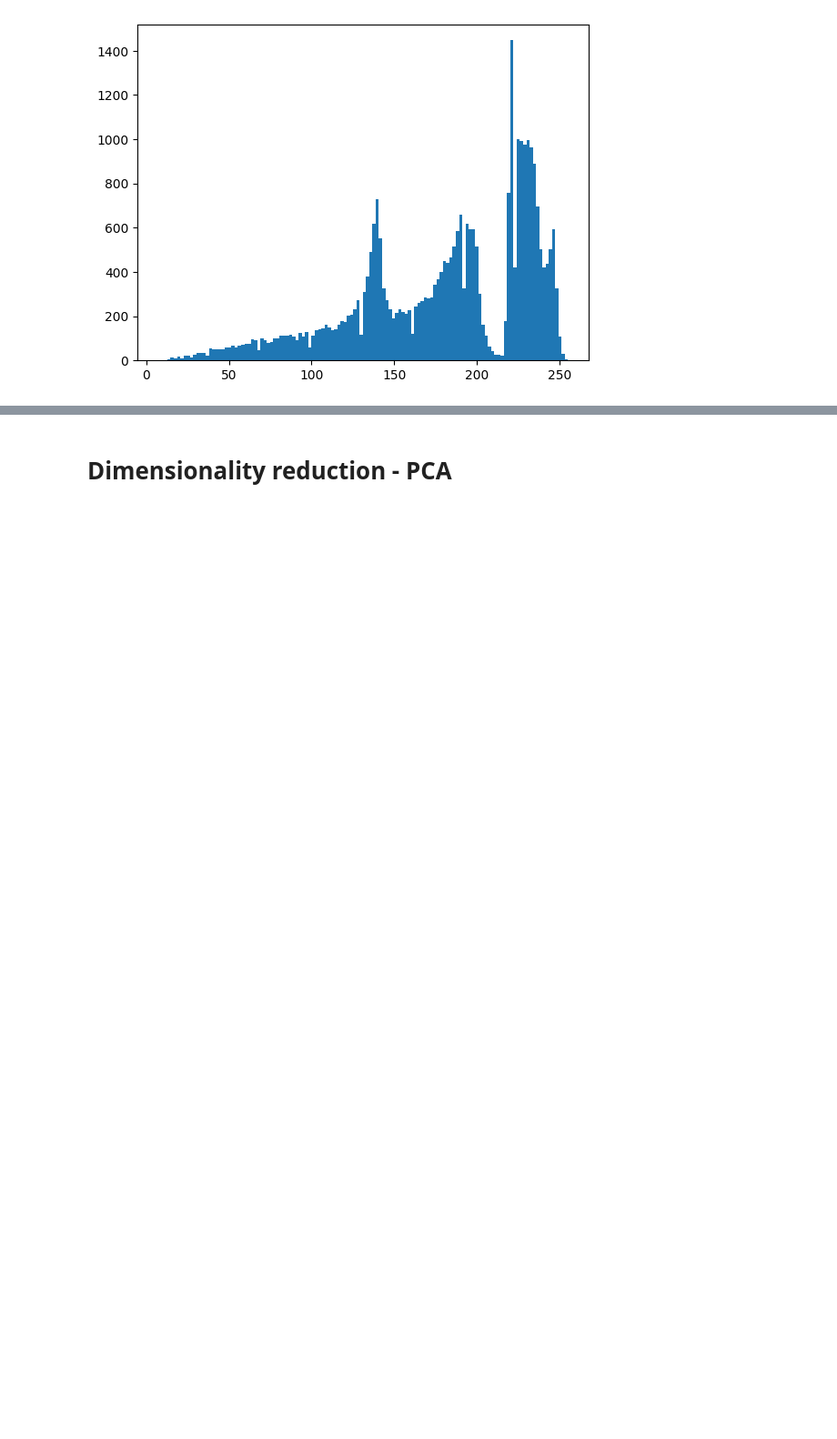
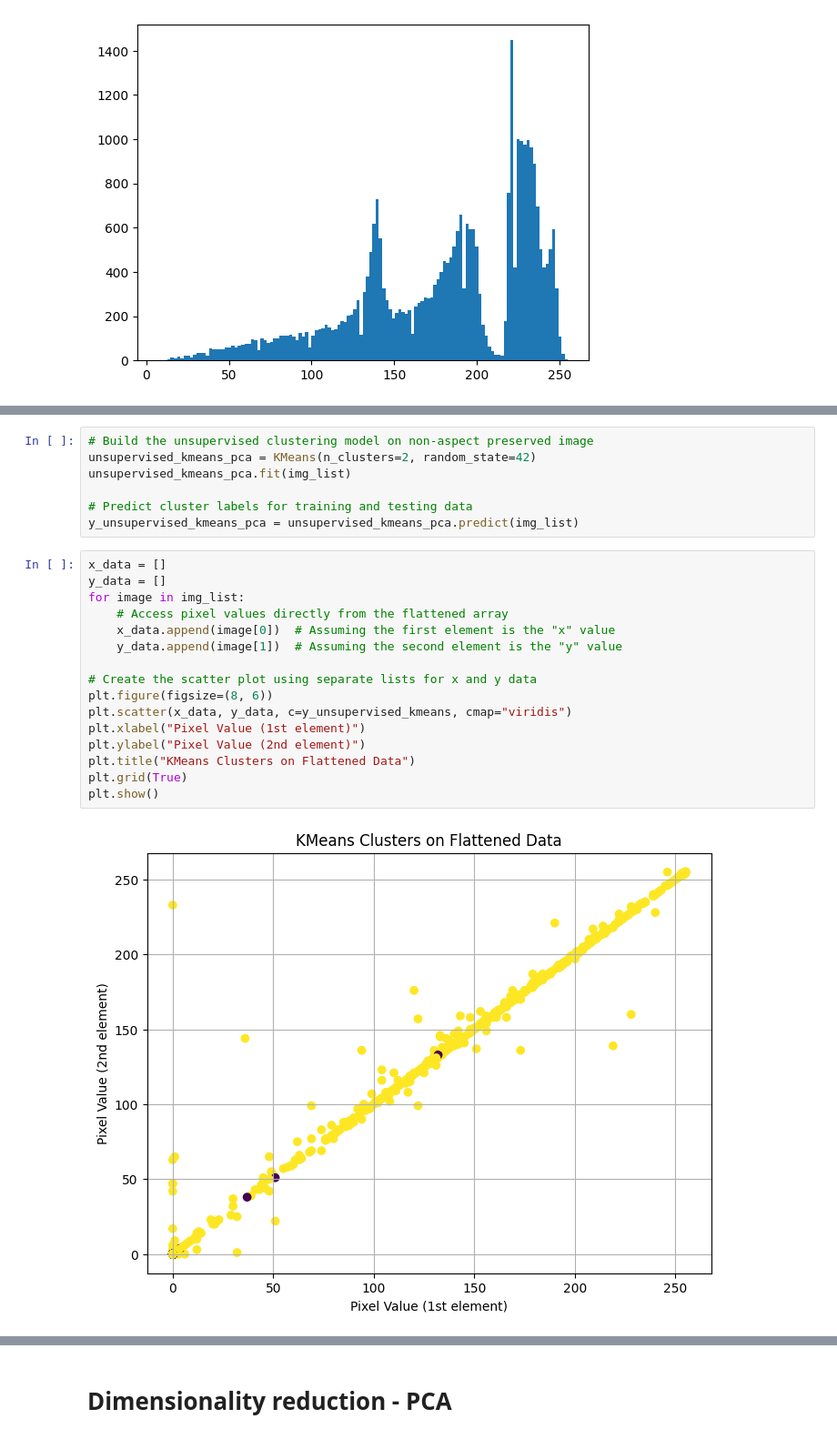
Before and after one commit to jsan712/Machine-Learning-Final-Project, a Jupyter notebook: ancient_egyptian_classification.ipynb, the cells around one changed output, grey strips where cells are left out. Shown at 91% size. Drawn from its saved outputs; the diff is of its cells as text; blank space fills up the shorter version.

```diff
--- a/ancient_egyptian_classification.ipynb
+++ b/ancient_egyptian_classification.ipynb
@@ -376,0 +441,25 @@ show()
+# %%
+# Build the unsupervised clustering model on non-aspect preserved image
+unsupervised_kmeans_pca = KMeans(n_clusters=2, random_state=42)
+unsupervised_kmeans_pca.fit(img_list)
+
+# Predict cluster labels for training and testing data
+y_unsupervised_kmeans_pca = unsupervised_kmeans_pca.predict(img_list)
+# %%
+x_data = []
+y_data = []
+for image in img_list:
+    # Access pixel values directly from the flattened array
+    x_data.append(image[0])  # Assuming the first element is the "x" value
+    y_data.append(image[1])  # Assuming the second element is the "y" value
+
+# Create the scatter plot using separate lists for x and y data
+plt.figure(figsize=(8, 6))
+plt.scatter(x_data, y_data, c=y_unsupervised_kmeans, cmap="viridis")
+plt.xlabel("Pixel Value (1st element)")
+plt.ylabel("Pixel Value (2nd element)")
+plt.title("KMeans Clusters on Flattened Data")
+plt.grid(True)
+plt.show()
+# %% [output]
+[figure, added]
```
Also changed, not shown: parts of 19 cells of this notebook.
